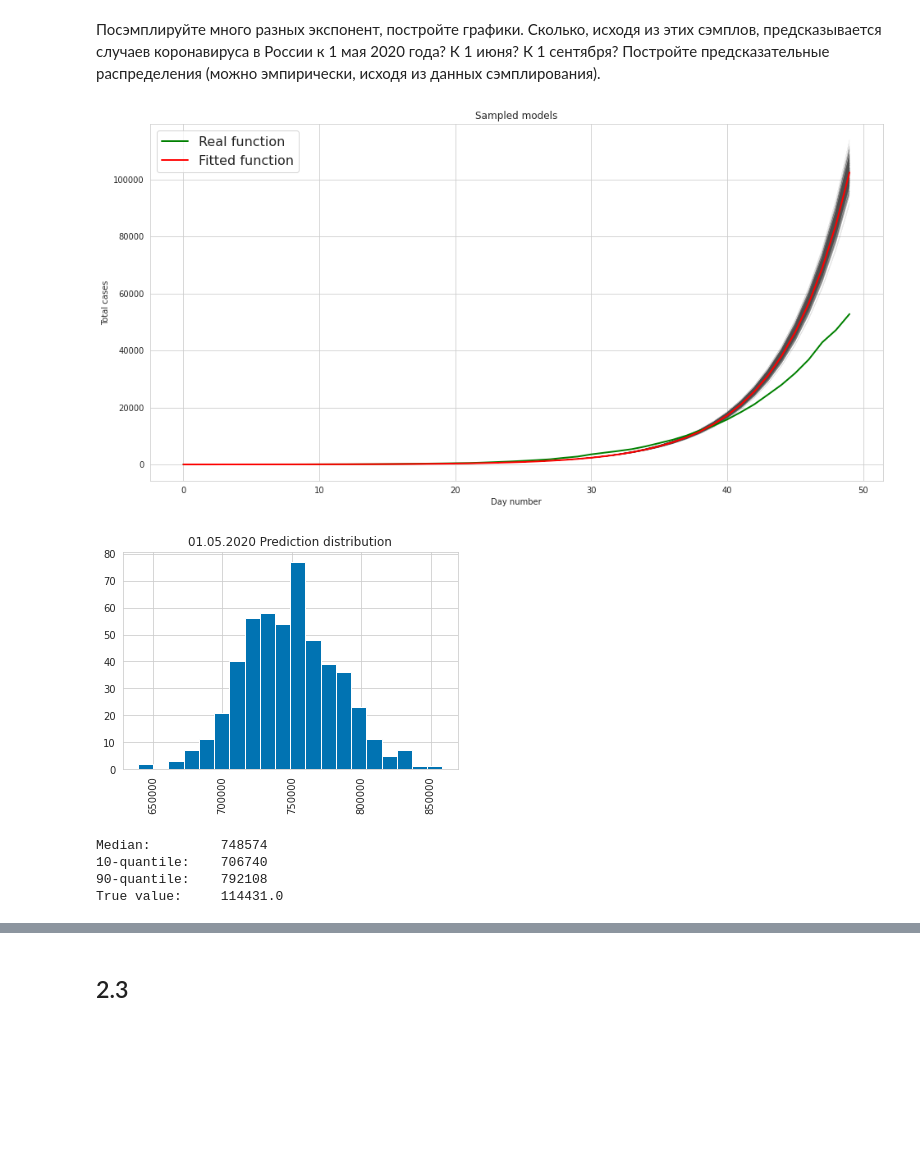
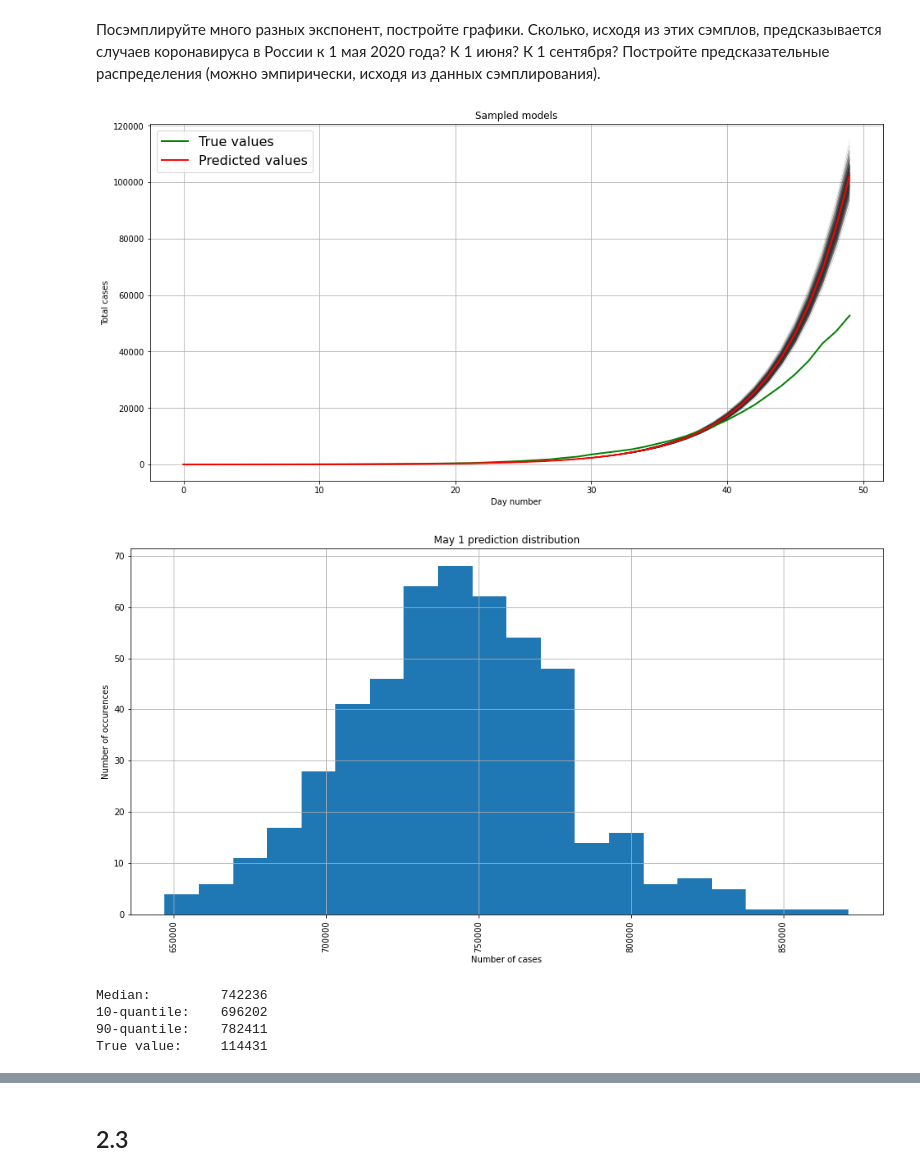
Before and after one commit to Illumaria/made-advanced-machine-learning, a Jupyter notebook: assignment_01.ipynb, the cells around one changed output, grey strips where cells are left out. Drawn from its saved outputs; the diff is of its cells as text; code cells hidden in the pictures; blank space fills up the shorter version.

```diff
--- a/assignment_01.ipynb
+++ b/assignment_01.ipynb
@@ -212,6 +173,9 @@ df_russia.head()
 # %%
 # Convert date to current day number
 df_russia["day"] = (df["date"] - START_DATE).dt.days
+
+# Convert case types to integer
+df_russia = df_russia.astype({"new_cases": int, "total_cases": int})
 # %%
 russia_train = df_russia.iloc[:50]
 russia_test = df_russia.iloc[50:]
@@ -255,7 +227,8 @@ $\displaystyle log(y) \sim log(e^{kx + b}) = kx + b$.
 # %%
 model = LinearRegression()
 # %%
-model.fit(russia_train["day"].values.reshape(-1, 1), np.log(russia_train["total_cases"]))
+model.fit(russia_train["day"].values.reshape(-1, 1),
+          np.log(russia_train["total_cases"]))
 # %% [output]
 LinearRegression(copy_X=True, fit_intercept=True, n_jobs=None, normalize=False)
 # %%
@@ -321,49 +294,53 @@ W variance:
 # %% [markdown]
 Посэмплируйте много разных экспонент, постройте графики. Сколько, исходя из этих сэмплов, предсказывается случаев коронавируса в России к 1 мая 2020 года? К 1 июня? К 1 сентября? Постройте предсказательные распределения (можно эмпирически, исходя из данных сэмплирования).
 # %%
-n_samples = 500
-w = np.random.multivariate_normal(mu, sigma, n_samples)
+n = 500
+w = np.random.multivariate_normal(mu, sigma, n)
 # %%
 plt.figure(figsize=figsize)
 plt.title("Sampled models")
-for i in range(n_samples):
+# Sampled exponents:
+for i in range(n):
     plt.plot(russia_train["day"], np.exp(x.dot(w[i])),
-             color="0.3", linewidth=.1)
+             color="0.2", linewidth=.1)
+# True values:
 plt.plot(russia_train["day"], russia_train["total_cases"],
-         label="Real function", color="g", linewidth=2)
+         label="True values", color="g", linewidth=2)
+# Predicted values:
 plt.plot(russia_train["day"], np.exp(prediction),
-         label="Fitted function", color="r", linewidth=2)
+         label="Predicted values", color="r", linewidth=2)
+plt.grid(True)
 plt.xlabel("Day number")
 plt.ylabel("Total cases")
 plt.legend(fontsize=legend_fontsize);
 # %% [output]
-[figure, old version]
+[figure, new version]
 # %%
-x = pd.Series([
-    MAY_FIRST,
-    JUNE_FIRST,
-    SEPTEMBER_FIRST
-])
+x = pd.Series([MAY_FIRST, JUNE_FIRST, SEPTEMBER_FIRST])
 
-pred_matrix = np.column_stack([np.ones(3), x])
+x_matrix = np.column_stack([np.ones(len(x)), x])
 
-res = np.exp(w.dot(pred_matrix.T))
+prediction = np.exp(w.dot(x_matrix.T))
 # %%
-plt.hist(res[:, 0], bins=20)
+plt.figure(figsize=figsize)
+plt.hist(prediction[:, 0], bins=20)
 plt.xticks(rotation=90)
-plt.title("01.05.2020 Prediction distribution");
+plt.grid(True)
+plt.xlabel("Number of cases")
+plt.ylabel("Number of occurences")
+plt.title("May 1 prediction distribution");
 # %% [output]
-[figure, old version]
+[figure, new version]
 # %%
 # Prediction for May 1
-print(f"Median:\t\t{round(np.quantile(res[:, 0], 0.5))}")
-print(f"10-quantile:\t{round(np.quantile(res[:, 0], 0.1))}")
-print(f"90-quantile:\t{round(np.quantile(res[:, 0], 0.9))}")
+print(f"Median:\t\t{round(np.quantile(prediction[:, 0], 0.5))}")
+print(f"10-quantile:\t{round(np.quantile(prediction[:, 0], 0.1))}")
+print(f"90-quantile:\t{round(np.quantile(prediction[:, 0], 0.9))}")
 print(f"True value:\t" \
       f"{russia_test[russia_test['day'] == MAY_FIRST]['total_cases'].iloc[0]}")
 # %% [output]
-Median:         748574
-10-quantile:    706740
-90-quantile:    792108
-True value:     114431.0
+Median:         742236
+10-quantile:    696202
+90-quantile:    782411
+True value:     114431
 # %%
```
Also changed, not shown: parts of 34 cells of this notebook.
